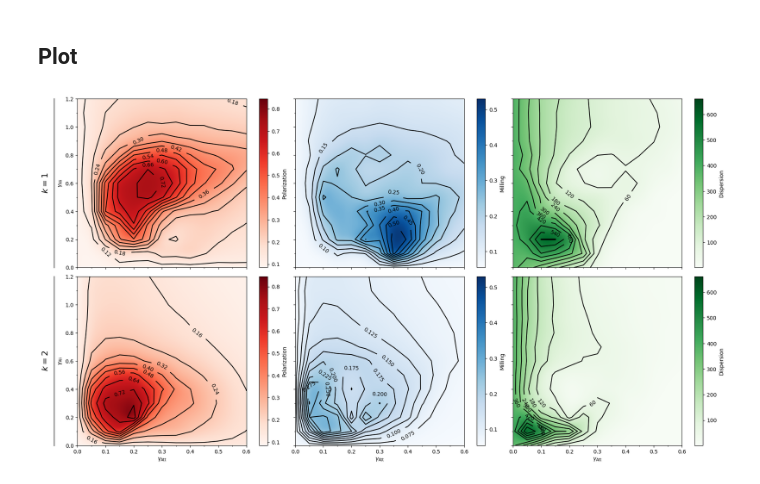
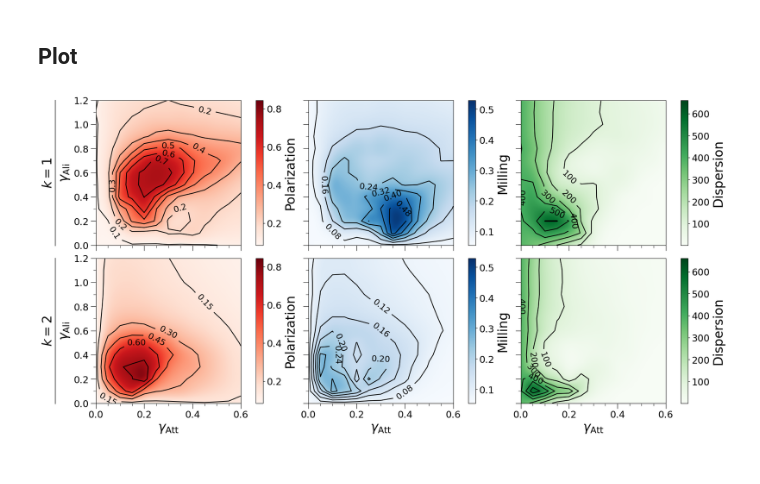
Before and after one commit to anzehocevar/SkupinskoVedenje_skupinaD, a Jupyter notebook: notebooks/fish_model_original.ipynb, the cells around one changed output. Cells and saved outputs as stored; diff of their text form; code cells hidden in the pictures.

Commit message:
Increase font size in plot

```diff
--- a/notebooks/fish_model_original.ipynb
+++ b/notebooks/fish_model_original.ipynb
@@ -90,6 +88,10 @@ fig, axd = plt.subplot_mosaic(
     layout="compressed",
 )
 
+fontsize_big = 24
+fontsize_label = 24
+fontsize_tick = 18
+fontsize_contour = 16
 vmin = np.min(statistics, axis=(0, 1, 2))
 vmax = np.max(statistics, axis=(0, 1, 2))
 
@@ -119,7 +121,8 @@ def plot_single(
         extent=(-dx / 2, att_vals.max() + dx / 2, -dy / 2, ali_vals.max() + dy / 2),
     )
     cbar = fig.colorbar(im, ax=ax)
-    cbar.set_label(cbar_label)
+    cbar.ax.tick_params(labelsize=fontsize_tick)
+    cbar.set_label(cbar_label, fontsize=fontsize_label)
 
     # Contour
     cntr = ax.contour(
@@ -128,18 +131,18 @@ def plot_single(
         data,
         vmin=vmin[stat_i],
         vmax=vmax[stat_i],
-        levels=10,
+        levels=6,
         colors="k",
     )
-    ax.clabel(cntr, cntr.levels)  # type: ignore
+    ax.clabel(cntr, cntr.levels, fontsize=fontsize_contour)  # type: ignore
 
     # Axis setup
     if set_xlabel:
-        ax.set_xlabel(r"$\gamma_\text{Att}$")
+        ax.set_xlabel(r"$\gamma_\text{Att}$", fontsize=fontsize_label)
     else:
         plt.setp(ax.get_xticklabels(), visible=False)
     if set_ylabel:
-        ax.set_ylabel(r"$\gamma_\text{Ali}$")
+        ax.set_ylabel(r"$\gamma_\text{Ali}$", fontsize=fontsize_label)
     else:
         plt.setp(ax.get_yticklabels(), visible=False)
     ax.set_xticks(att_vals, minor=True)
@@ -147,6 +150,8 @@ def plot_single(
     ax.set_xlim(att_vals[0], att_vals[-1])
     ax.set_ylim(ali_vals[0], ali_vals[-1])
     ax.set_box_aspect(1)
+    ax.tick_params(length=10, labelsize=fontsize_tick)
+    ax.tick_params(which="minor", length=5)
 
 
 def plot_row(axs: str, k: int, set_xlabel: bool):
@@ -162,32 +167,32 @@ def plot_row(axs: str, k: int, set_xlabel: bool):
         clip_on=False,
     )
     ax.text(
         0,
         0.5,
         f"$k={k}$",
         transform=ax.transAxes,
         rotation=90,
         va="center",
         ha="center",
-        fontsize=16,
+        fontsize=fontsize_big,
     )
 
     # Draw the actual plots
     axd[axs[2]].sharey(axd[axs[1]])
     axd[axs[3]].sharey(axd[axs[1]])
     plot_single(axd[axs[1]], k, 1, "Reds", "Polarization", set_xlabel, True)
     plot_single(axd[axs[2]], k, 2, "Blues", "Milling", set_xlabel, False)
     plot_single(axd[axs[3]], k, 0, "Greens", "Dispersion", set_xlabel, False)
 
 
 # Sharex for each column that isn't the label
 axd["P"].sharex(axd["p"])
 axd["M"].sharex(axd["m"])
 axd["D"].sharex(axd["d"])
 
 plot_row("lpmd", 1, False)
 plot_row("LPMD", 2, True)
 
 savefig(fig, "fig/original/gamma/combined.pdf")
 # %% [output]
-[figure, old version]
+[figure, new version]
```
Also changed, not shown: parts of 3 cells of this notebook, 1 other file.
